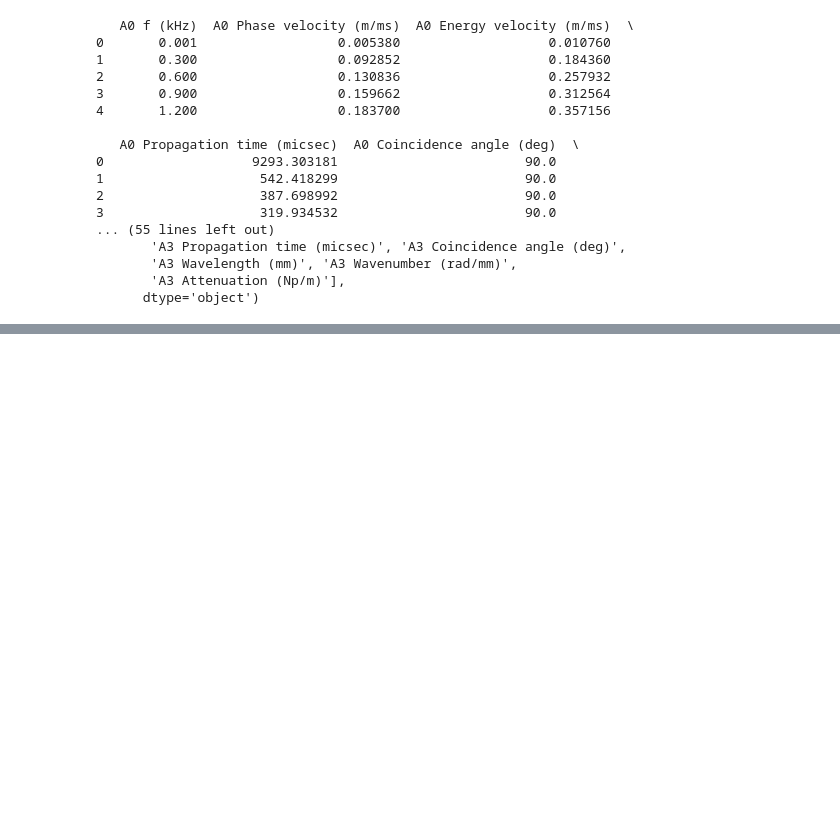
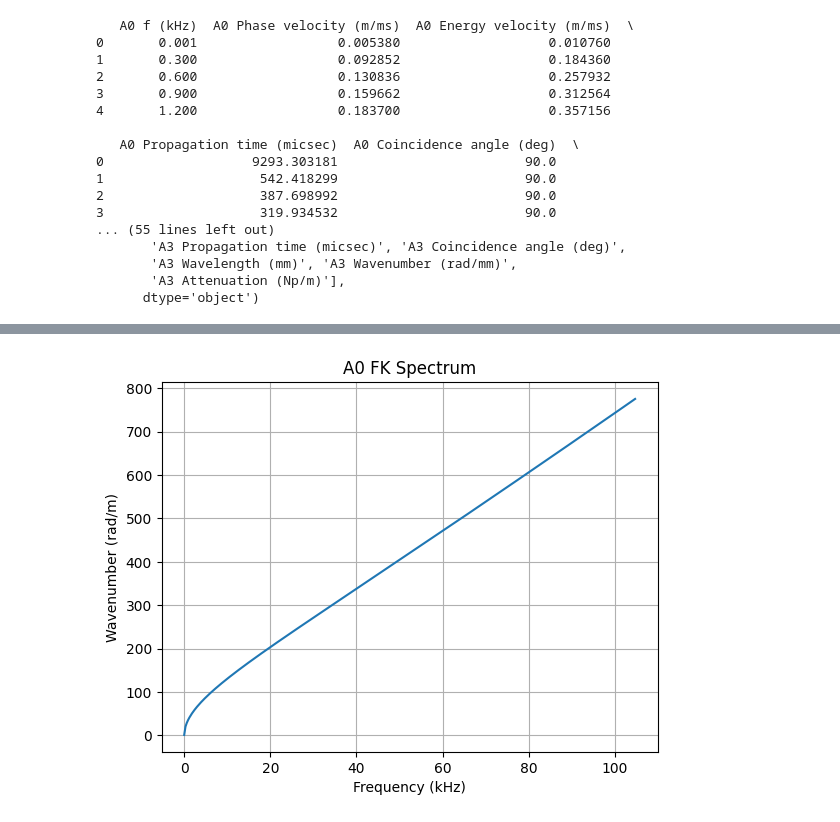
Before and after one commit to armercier/Hybrid-OED, a Jupyter notebook: src/scripts/dispersion_reader.ipynb, the cells around one changed output, grey strips where cells are left out. Cells and saved outputs as stored; diff of their text form; code cells hidden in the pictures; blank space fills up the shorter version.

```diff
--- a/src/scripts/dispersion_reader.ipynb
+++ b/src/scripts/dispersion_reader.ipynb
@@ -58,0 +60,12 @@ plt.show()
+# %%
+# plot the fk spectrum
+k_A0 = df["A0 Wavenumber (rad/mm)"].values
+k_A0 = k_A0 * 1e3        # rad/mm → rad/m
+plt.plot(f_A0[:350], k_A0[:350] )
+plt.xlabel("Frequency (kHz)")
+plt.ylabel("Wavenumber (rad/m)")
+plt.title("A0 FK Spectrum")
+plt.grid()
+plt.show()
+# %% [output]
+[figure, added]
```
Also changed, not shown: parts of 2 cells of this notebook, 2 other files.
